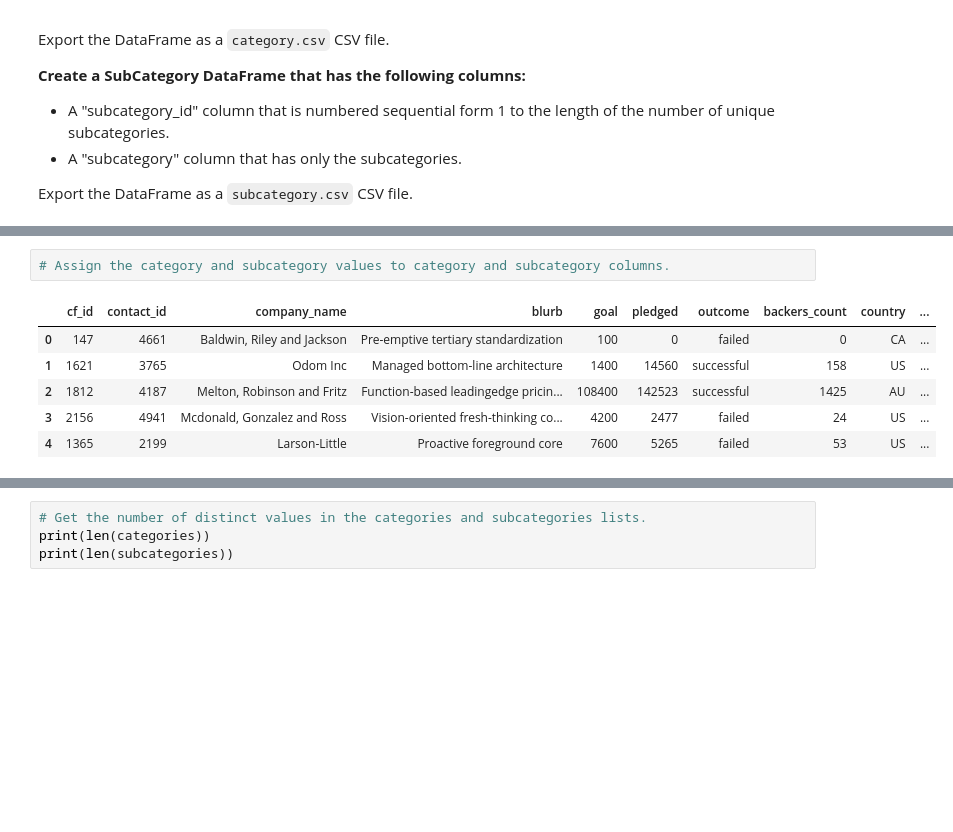
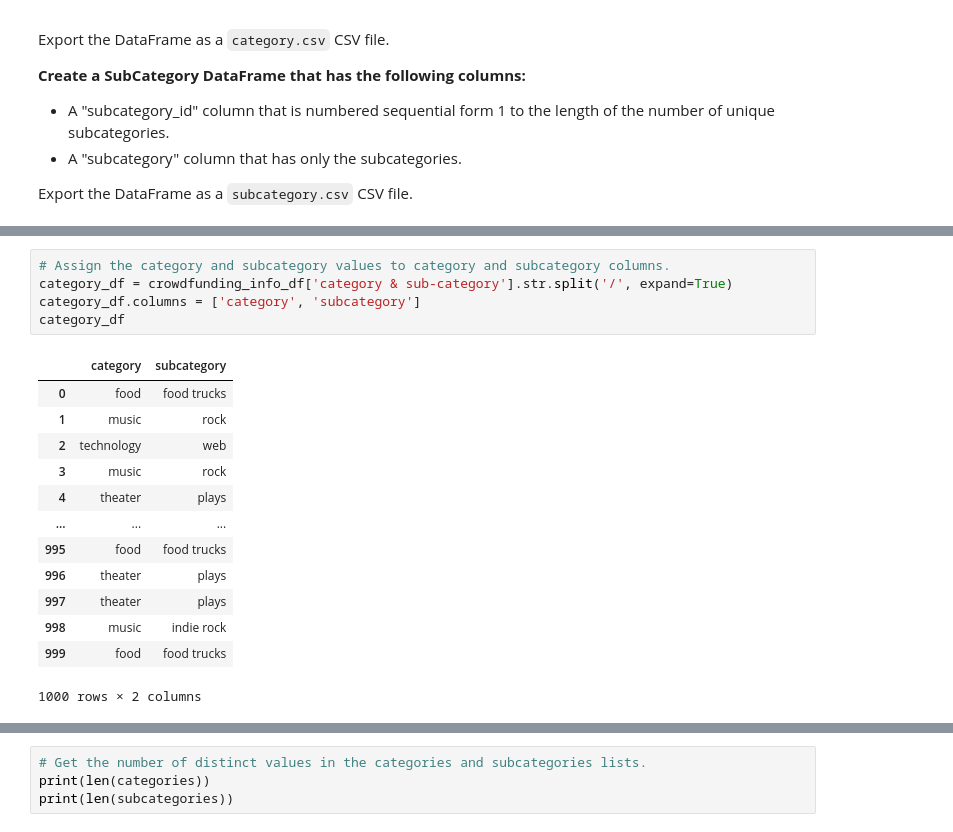
Before and after one commit to ktennant5378/Crowdfunding_ETL, a Jupyter notebook: Starter_Files/ETL_Mini_Project_Starter_Code.ipynb, the cells around one changed output, grey strips where cells are left out. Drawn from its saved outputs; the diff is of its cells as text; blank space fills up the shorter version.

Commit message:
Created Dataframes

```diff
--- a/Starter_Files/ETL_Mini_Project_Starter_Code.ipynb
+++ b/Starter_Files/ETL_Mini_Project_Starter_Code.ipynb
@@ -63,11 +86,21 @@ Index(['cf_id', 'contact_id', 'company_name', 'blurb', 'goal', 'pledged',
 # %%
 # Assign the category and subcategory values to category and subcategory columns.
+category_df = crowdfunding_info_df['category & sub-category'].str.split('/', expand=True)
+category_df.columns = ['category', 'subcategory']
+category_df
 # %% [output]
-|  | cf_id | contact_id | company_name | blurb | goal | pledged | outcome | backers_count | country | ... |
-| 0 | 147 | 4661 | Baldwin, Riley and Jackson | Pre-emptive tertiary standardization | 100 | 0 | failed | 0 | CA | ... |
-| 1 | 1621 | 3765 | Odom Inc | Managed bottom-line architecture | 1400 | 14560 | successful | 158 | US | ... |
-| 2 | 1812 | 4187 | Melton, Robinson and Fritz | Function-based leadingedge pricin... | 108400 | 142523 | successful | 1425 | AU | ... |
-| 3 | 2156 | 4941 | Mcdonald, Gonzalez and Ross | Vision-oriented fresh-thinking co... | 4200 | 2477 | failed | 24 | US | ... |
-| 4 | 1365 | 2199 | Larson-Little | Proactive foreground core | 7600 | 5265 | failed | 53 | US | ... |
+|  | category | subcategory |
+| 0 | food | food trucks |
+| 1 | music | rock |
+| 2 | technology | web |
+| 3 | music | rock |
+| 4 | theater | plays |
+| ... | ... | ... |
+| 995 | food | food trucks |
+| 996 | theater | plays |
+| 997 | theater | plays |
+| 998 | music | indie rock |
+| 999 | food | food trucks |
+1000 rows × 2 columns
 # %%
 # Get the unique categories and subcategories in separate lists.
```
Also changed, not shown: parts of 6 cells of this notebook.
